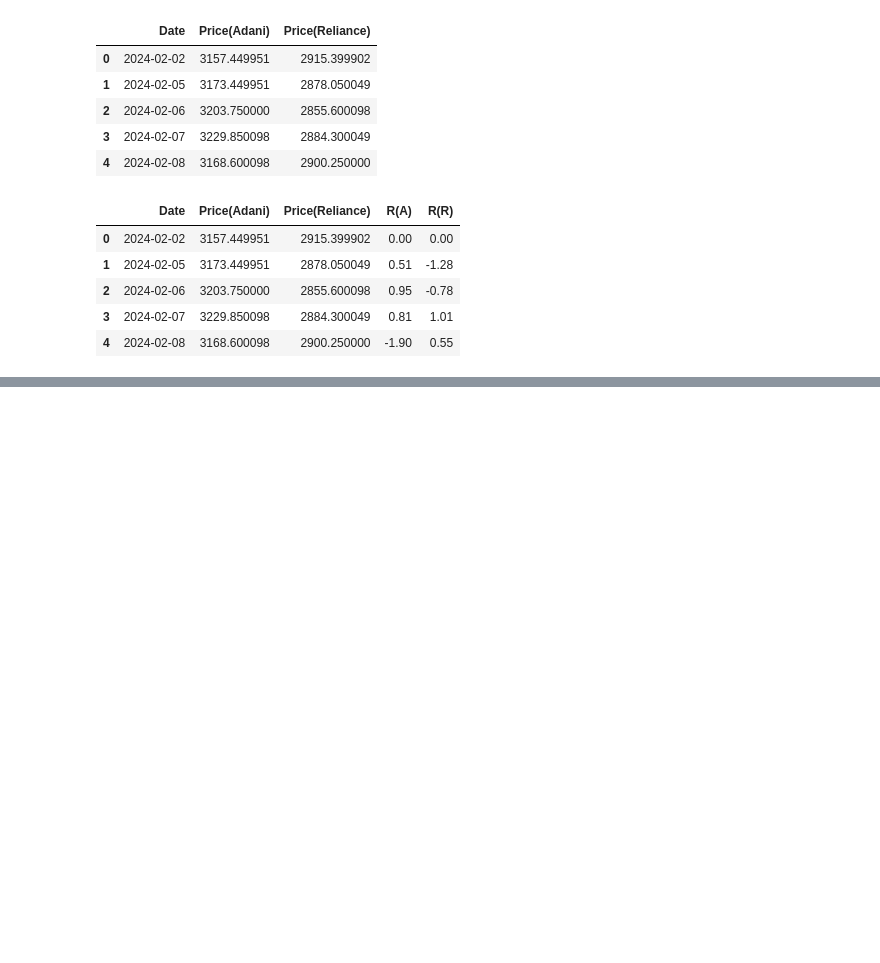
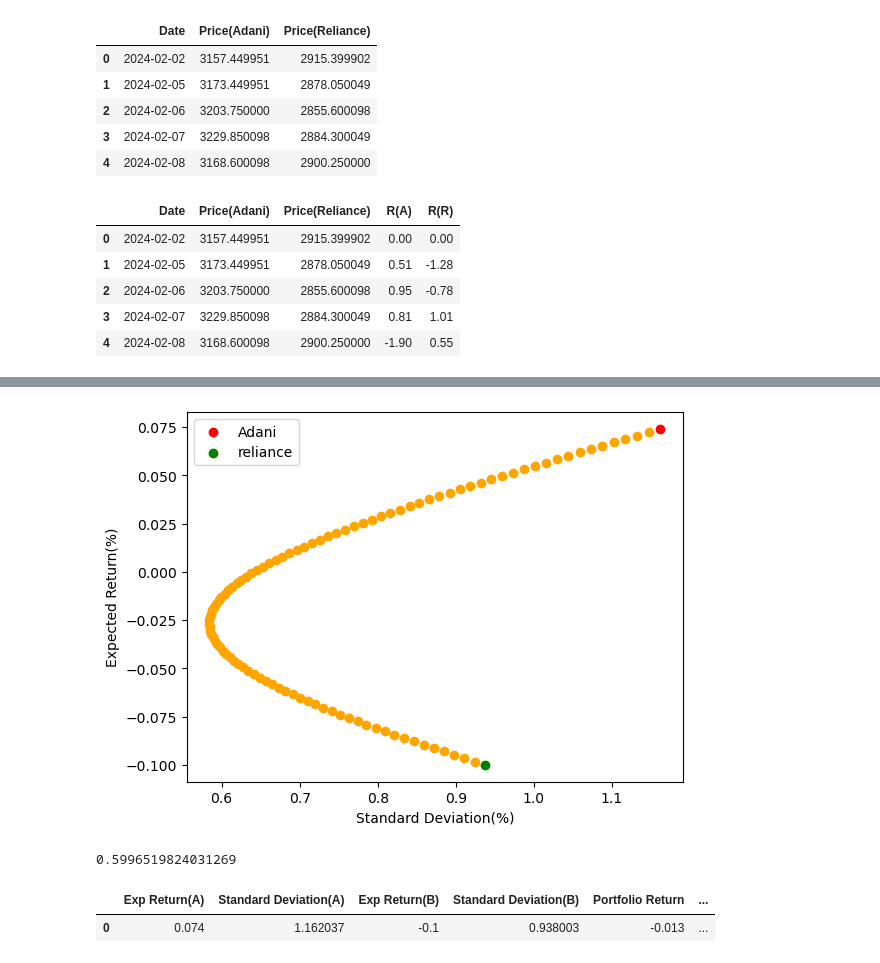
Before and after one commit to sainathdora/Modern-Portfolio-Theory, a Jupyter notebook: Stock Market .ipynb, the cells around one changed output, grey strips where cells are left out. Drawn from its saved outputs; the diff is of its cells as text; code cells hidden in the pictures; blank space fills up the shorter version.

```diff
--- a/Stock Market .ipynb
+++ b/Stock Market .ipynb
@@ -58,0 +62,5 @@ df
+# %%
+outcomes = np.array([0.1,0.4,0.3,0.2])
+p = np.array([2.5,-0.5,1,13])
+t = np.array([6,7.5,2,-3])
+np.dot(outcomes, (p-2.95)**2)
@@ -58,0 +69,5 @@ df
+# %%
+r = 0
+for i, j in enumerate(outcomes):
+    r += j*t[i]*p[i]
+r-(2.95)*(3.6)
@@ -58,0 +174,37 @@ df
+# %%
+combos = []
+
+for i in range(1, 100):
+    j = 100-i
+    combos.append([i, j])
+combos = np.array(combos)/100
+
+def getport_std(w1, w2):
+    list_of_returns = w1*(df.iloc[:,3]) + w2*(df.iloc[:, 4])
+    return list_of_returns.std()
+def getport_return(w1, w2):
+    list_of_returns = w1*(df.iloc[:,3]) + w2*(df.iloc[:, 4])
+    return list_of_returns.mean()
+#EA, ER, W1, W2
+#port_return = getport(df2.iloc[:, 0], df2.iloc[:, 2], w2, w1)
+# %%
+plt.scatter([df['R(A)'].std()], [df['R(A)'].mean()], color='r', label='Adani')
+plt.scatter([df['R(R)'].std()], [df['R(R)'].mean()], color='g', label='reliance')
+# plt.scatter(getport_std(combos[:, 0], combos[:, 1]), getport_return(combos[:, 0], combos[:, 1]), color='blue')
+for i in combos:
+    plt.scatter(getport_std(i[0], i[1]), getport_return(i[0], i[1]), color='orange')
+plt.xlabel("Standard Deviation(%)")
+plt.ylabel("Expected Return(%)")
+plt.legend()
+plt.show()
+# %% [output]
+[figure, added]
+# %%
+(0.5*(df.iloc[:,3]) + 0.5*(df.iloc[:, 4])).std()
+# %% [output]
+0.5996519824031269
+# %%
+df2
+# %% [output]
+|  | Exp Return(A) | Standard Deviation(A) | Exp Return(B) | Standard Deviation(B) | Portfolio Return | ... |
+| 0 | 0.074 | 1.162037 | -0.1 | 0.938003 | -0.013 | ... |
```
Also changed, not shown: parts of 15 cells of this notebook.
